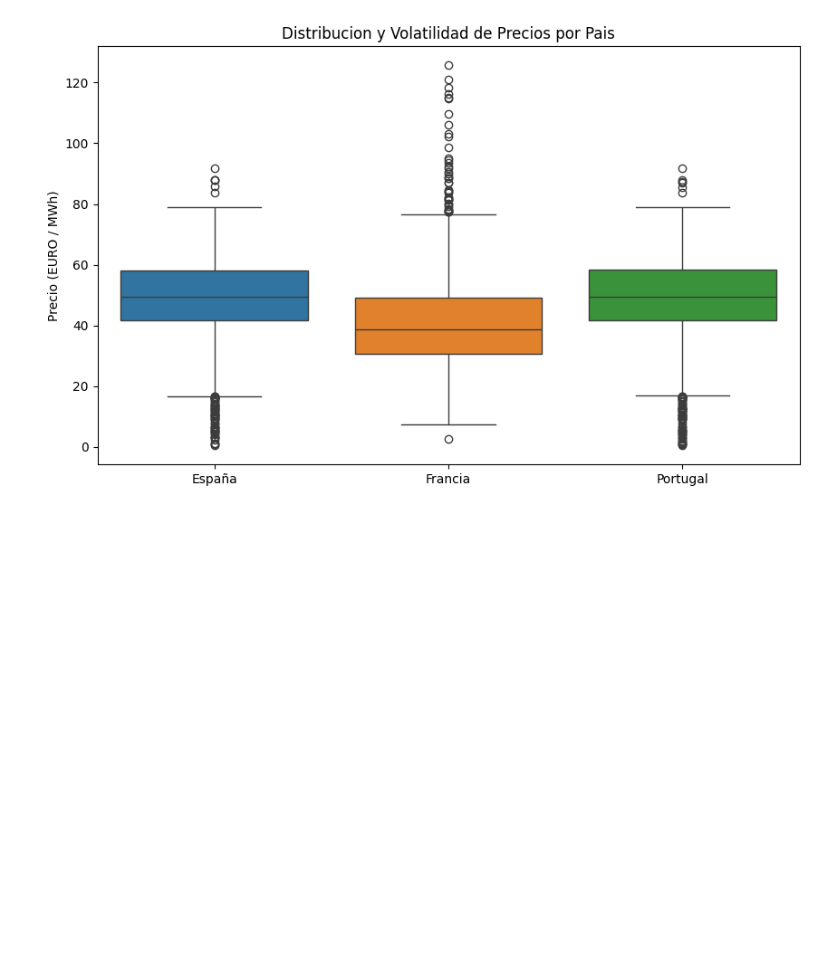
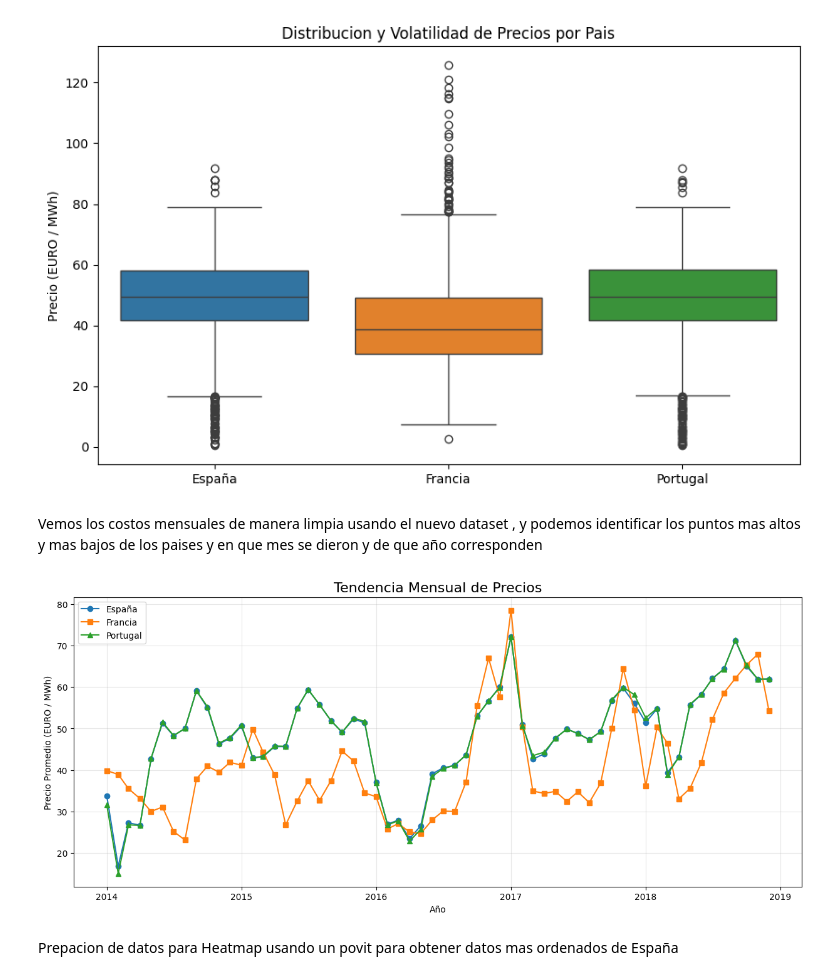
Before and after one commit to espinola-matias/California-Housing-Energy-Analysis, a Jupyter notebook: notebooks/visualizacion_energia.ipynb, the cells around one changed output. Cells and saved outputs as stored; diff of their text form; code cells hidden in the pictures; blank space fills up the shorter version.

```diff
--- a/notebooks/visualizacion_energia.ipynb
+++ b/notebooks/visualizacion_energia.ipynb
@@ -47,3 +47,24 @@ plt.ylabel('Precio (EURO / MWh)')
 plt.show()
 # %% [output]
 [figure]
+# %%
+# creo un dataset nuevo agrupado por mes (MS/Month Star)
+df_mensual = df.resample('MS').mean()
+# %% [markdown]
+Vemos los costos mensuales de manera limpia usando el nuevo dataset , y podemos identificar los puntos mas altos y mas bajos de los paises y en que mes se dieron y de que año corresponden
+# %%
+plt.figure(figsize=(15, 6))
+plt.plot(df_mensual.index, df_mensual['España'], marker='o', label='España')
+plt.plot(df_mensual.index, df_mensual['Francia'], marker='s', label='Francia')
+plt.plot(df_mensual.index, df_mensual['Portugal'], marker='^', label='Portugal')
+
+plt.title('Tendencia Mensual de Precios', fontsize=16)
+plt.ylabel('Precio Promedio (EURO / MWh)')
+plt.xlabel('Año')
+plt.legend()
+plt.grid(True, alpha=0.3)
+plt.show()
+# %% [output]
+[figure, added]
+# %% [markdown]
+Prepacion de datos para Heatmap usando un povit para obtener datos mas ordenados de España
```
Also changed, not shown: parts of 4 cells of this notebook.
